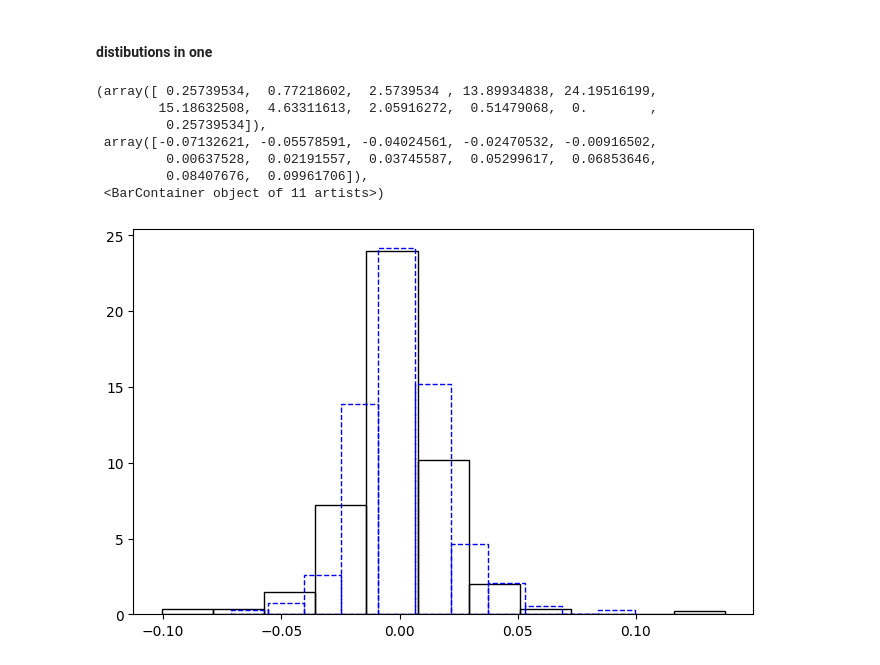
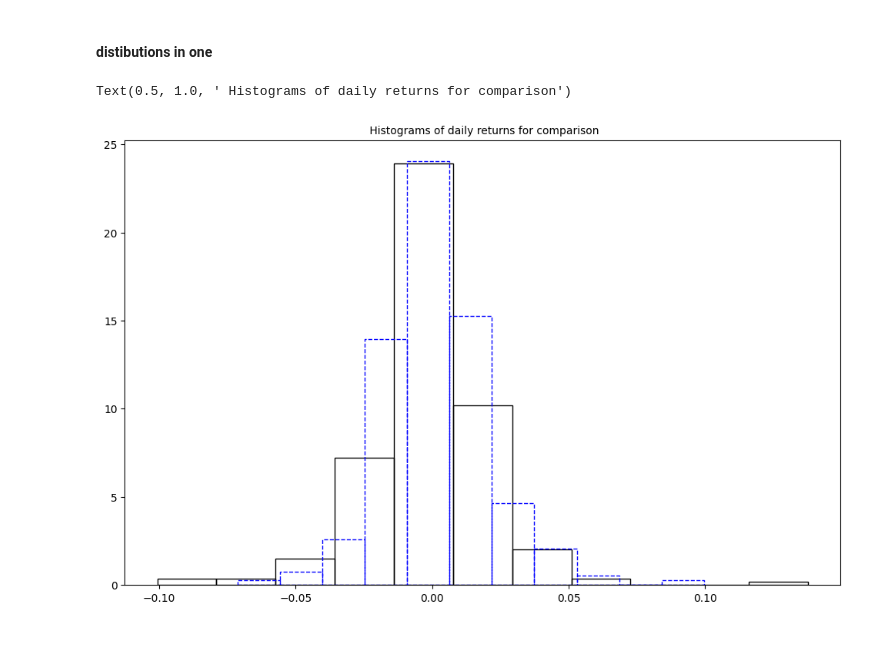
Before and after one commit to bahn28/salad, a Jupyter notebook: az_nyse_000.ipynb, the cells around one changed output. Saved outputs shown, nothing was run; the diff lists cells and outputs as text; code cells hidden in the pictures; blank space fills up the shorter version.

```diff
--- a/az_nyse_000.ipynb
+++ b/az_nyse_000.ipynb
@@ -209,15 +230,25 @@ axes[0].xaxis.set_major_formatter(mdates.DateFormatter('%y-%m'))
 #### distibutions in one
 # %%
 # 차트 여러 개, 화면 1개.
-plt.figure(figsize=(8, 5))
-plt.hist(stck_prc_1.pct_change(fill_method=None), color='blue', linewidth=1, bins = 11, facecolor='None', edgecolor='black', density=True)
-plt.hist(stck_prc_2.pct_change(fill_method=None), color='blue', linewidth=1, bins = 11, facecolor='None', edgecolor='blue', density=True, linestyle='--')
+plt.figure(figsize=(12, 7.5))
+plt.hist(stck_prc_1.pct_change(fill_method=None),
+         color='blue',
+         linewidth=1,
+         bins = 11,
+         facecolor='None',
+         edgecolor='black',
+         density=True
+         )
+plt.hist(stck_prc_2.pct_change(fill_method=None),
+         color='blue',
+         linewidth=1,
+         bins = 11,
+         facecolor='None',
+         edgecolor='blue',
+         density=True,
+         linestyle='--'
+         )
+plt.title(f" Histograms of daily returns for comparison", fontsize=10)
 # %% [output]
-(array([ 0.25739534,  0.77218602,  2.5739534 , 13.89934838, 24.19516199,
-        15.18632508,  4.63311613,  2.05916272,  0.51479068,  0.        ,
-         0.25739534]),
- array([-0.07132621, -0.05578591, -0.04024561, -0.02470532, -0.00916502,
-         0.00637528,  0.02191557,  0.03745587,  0.05299617,  0.06853646,
-         0.08407676,  0.09961706]),
- <BarContainer object of 11 artists>)
+Text(0.5, 1.0, ' Histograms of daily returns for comparison')
-[figure, old version]
+[figure, new version]
```
Also changed, not shown: parts of 4 cells of this notebook.
